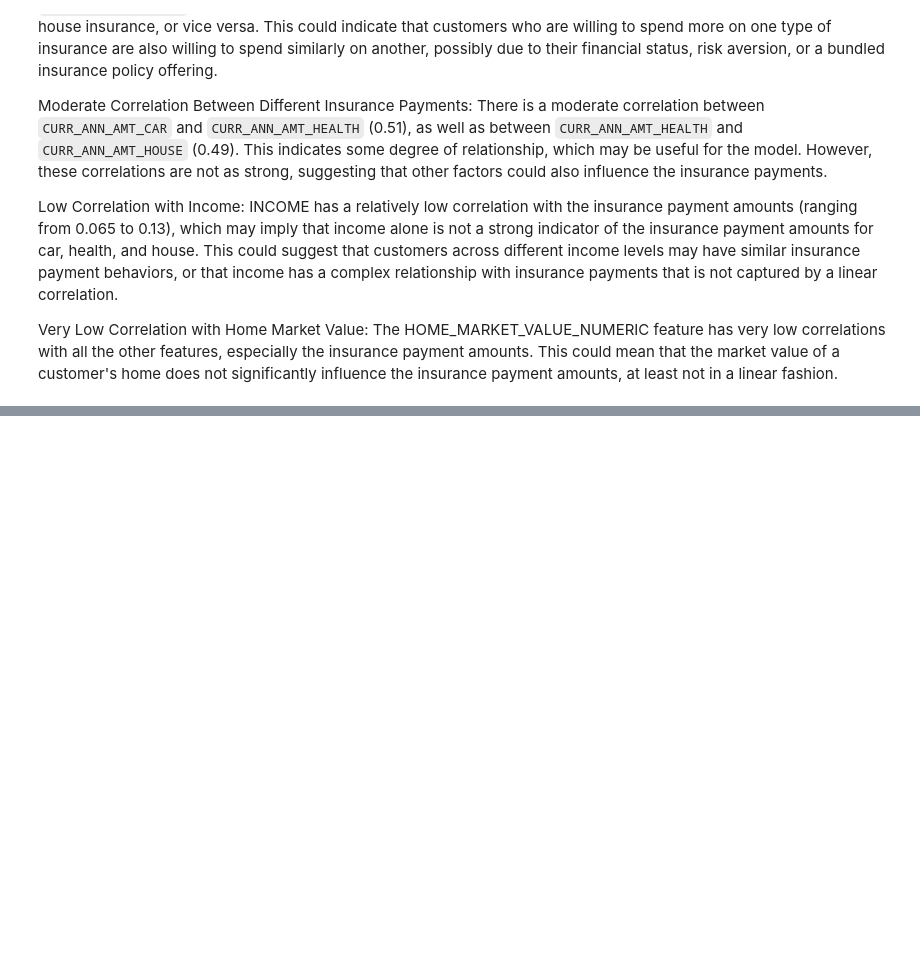
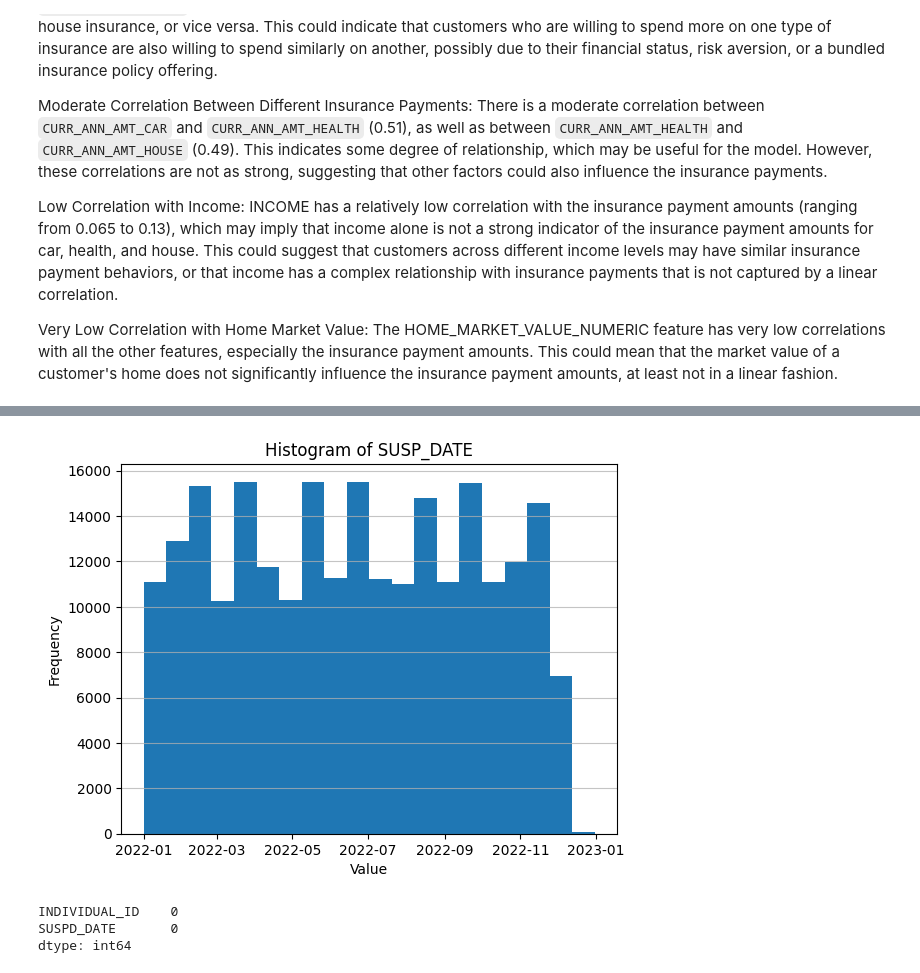
Before and after one commit to fabrizi0rigodanz0/Insurance_Analysis_ML, a Jupyter notebook: notebook.ipynb, the cells around one changed output, grey strips where cells are left out. Drawn from its saved outputs; the diff is of its cells as text; code cells hidden in the pictures; blank space fills up the shorter version.

```diff
--- a/notebook.ipynb
+++ b/notebook.ipynb
@@ -1358,0 +1440,24 @@ Very Low Correlation with Home Market Value: The HOME_MARKET_VALUE_NUMERIC featu
+# %%
+#check the anomalies in the SUSPD_DATE column in 2022
+anomalies_t = df_termination[df_termination['SUSPD_DATE'].dt.year == 2022]
+plt.hist(anomalies_t['SUSPD_DATE'], bins=20)
+
+plt.title('Histogram of SUSP_DATE')
+plt.xlabel('Value')
+plt.ylabel('Frequency')
+plt.grid(axis='y', alpha=0.75)
+
+plt.show()
+# %% [output]
+[figure, added]
+# %%
+#drop the missing values in the SUSPD_DATE column
+df_termination = df_termination.dropna(subset=['SUSPD_DATE'])
+
+#check for missing values
+missing_t = df_termination.isnull().sum()
+missing_t
+# %% [output]
+INDIVIDUAL_ID    0
+SUSPD_DATE       0
+dtype: int64
```
Also changed, not shown: parts of 18 cells of this notebook.
